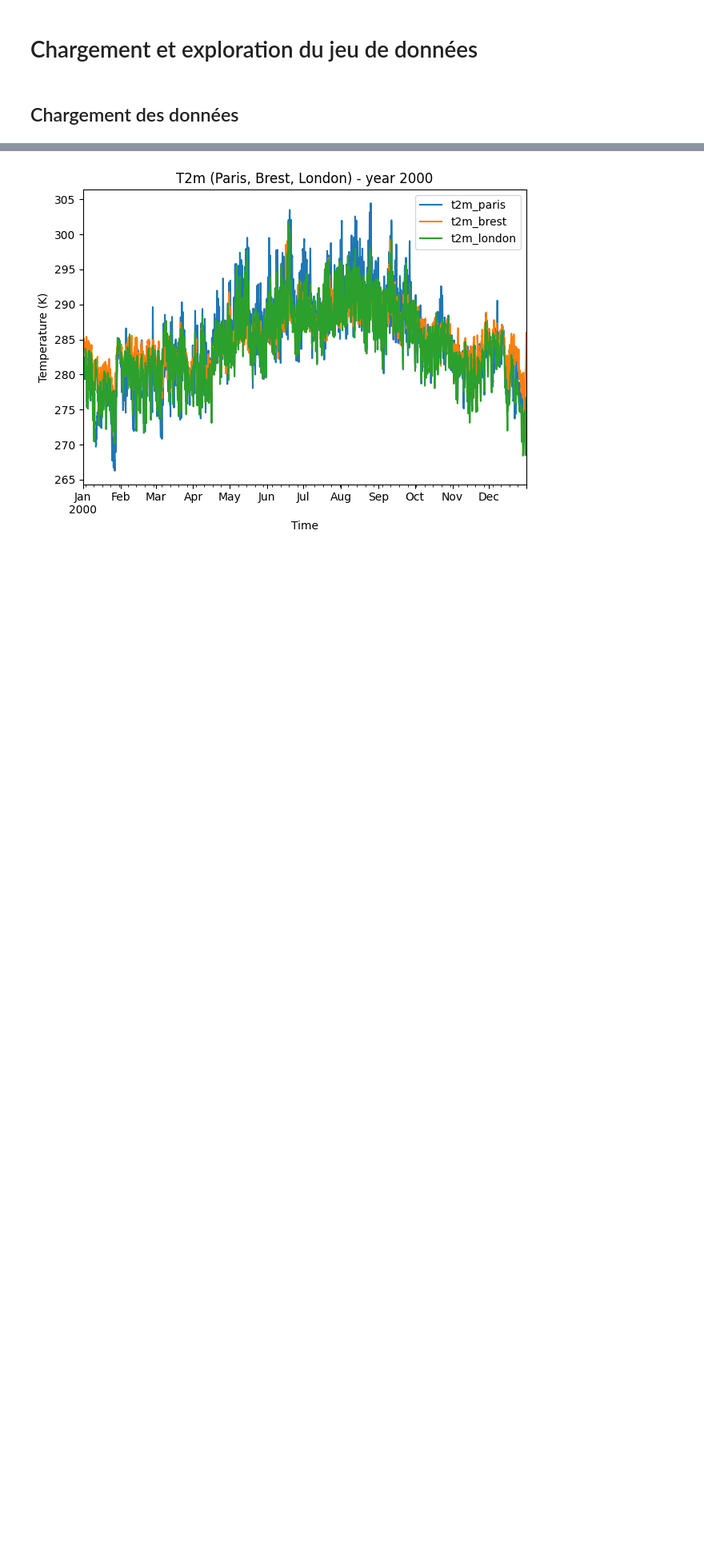
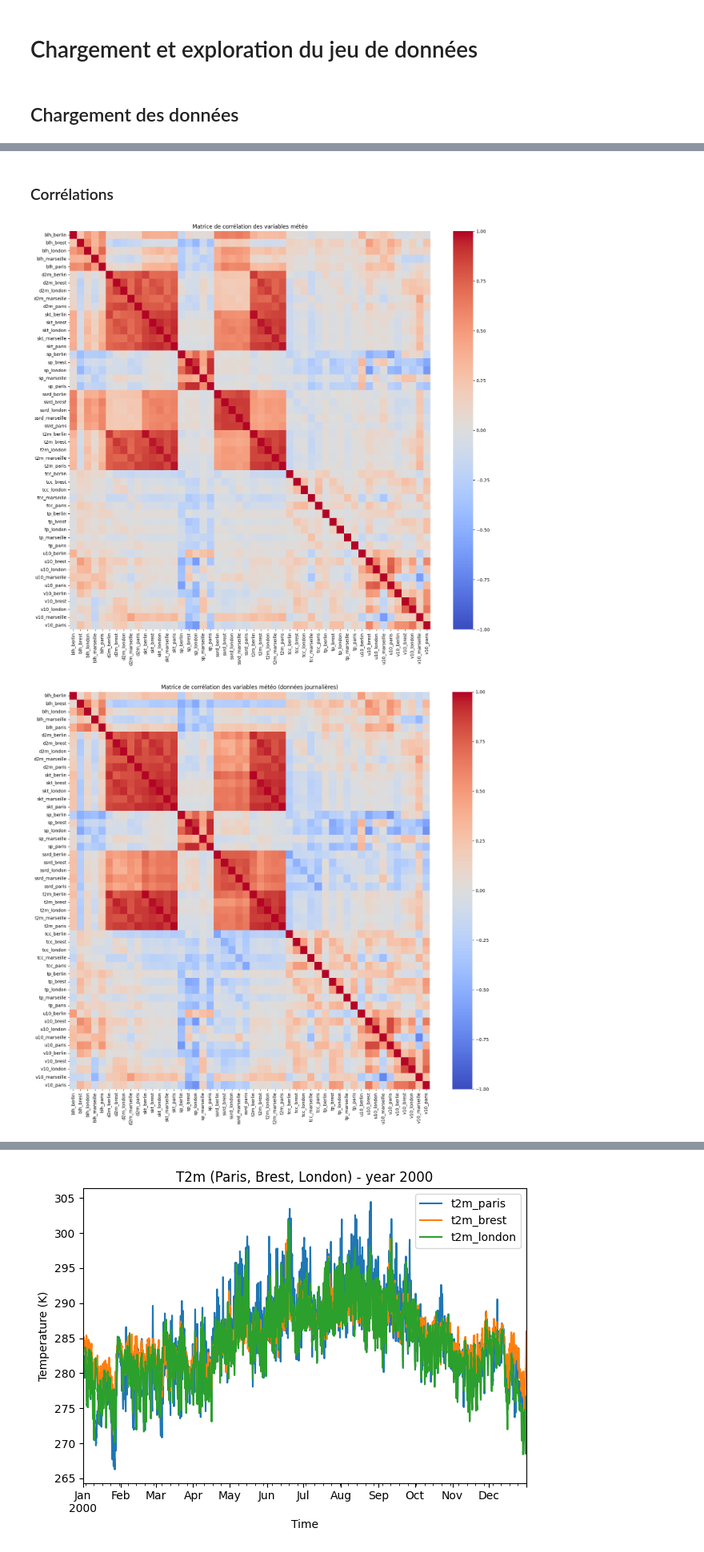
Before and after one commit to louislairy/ML4C-Project-Bracco-Lairy, a Jupyter notebook: project_weather.ipynb, the cells around one changed output, grey strips where cells are left out. Shown at 80% size. Cells and saved outputs as stored; diff of their text form; code cells hidden in the pictures; blank space fills up the shorter version.

```diff
--- a/project_weather.ipynb
+++ b/project_weather.ipynb
@@ -75,8 +77,3 @@ df.loc['2000'].plot()
 # Chargement et exploration du jeu de données
 # %% [markdown]
 ## Chargement des données
-# %%
-base_dir= Path("weather_data")
-
-cities = ["paris", "brest", "marseille", "london", "berlin"]
-var = "t2m"  # on commence par la température à 2m
@@ -103,10 +79,0 @@ def load_city_var(city: str, var: str = "t2m") -> pd.DataFrame:
-# %%
-dfs = []
-
-for city in cities:
-    df_city = load_city_var(city, var=var)
-    dfs.append(df_city)
-
-
-# Fusion sur l'index temps (intersection des dates)
-df_t2m = pd.concat(dfs, axis=1, join="inner").sort_index()
@@ -112,0 +143,5 @@ df_t2m = pd.concat(dfs, axis=1, join="inner").sort_index()
+# %%
+print(df_all.head())
+print(f"Taille initiale de df_all : {df_all.shape}")
+df_all.dropna(inplace=True)
+print(f"Taille finale de df_all après synchronisation : {df_all.shape}")
@@ -144,0 +261,20 @@ plt.show()
+# %% [markdown]
+### Corrélations
+# %%
+corr_matrix = df_all.corr()
+sorted_cols = sorted(df_all.columns)
+plt.figure(figsize=(18,16))
+sns.heatmap(corr_matrix.loc[sorted_cols, sorted_cols], cmap="coolwarm", vmin=-1, vmax=1)
+plt.title("Matrice de corrélation des variables météo")
+plt.show()
+
+#On trace également les correlations pour les variables rééchantillonées en données journalières
+df_all_daily = df_all.resample('D').mean()
+corr_matrix_daily = df_all_daily.corr()
+plt.figure(figsize=(18,16))
+sns.heatmap(corr_matrix_daily.loc[sorted_cols, sorted_cols], cmap="coolwarm", vmin=-1, vmax=1)
+plt.title("Matrice de corrélation des variables météo (données journalières)")
+plt.show()
+# %% [output]
+[figure, added]
+[figure, added]
```
Also changed, not shown: parts of 78 cells of this notebook.
